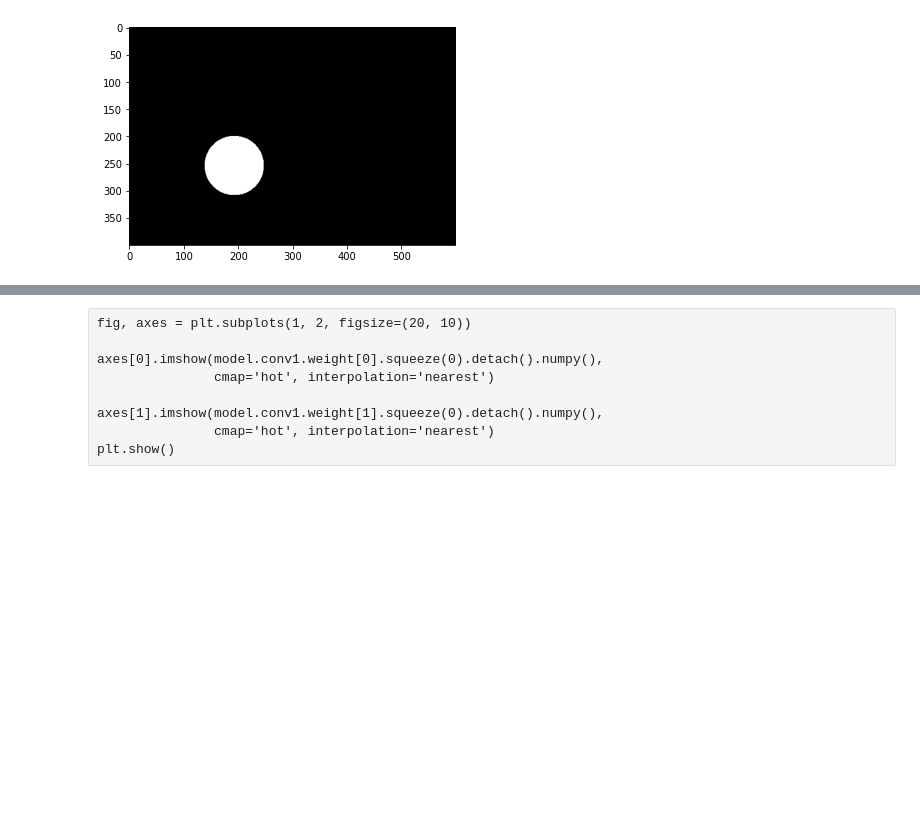
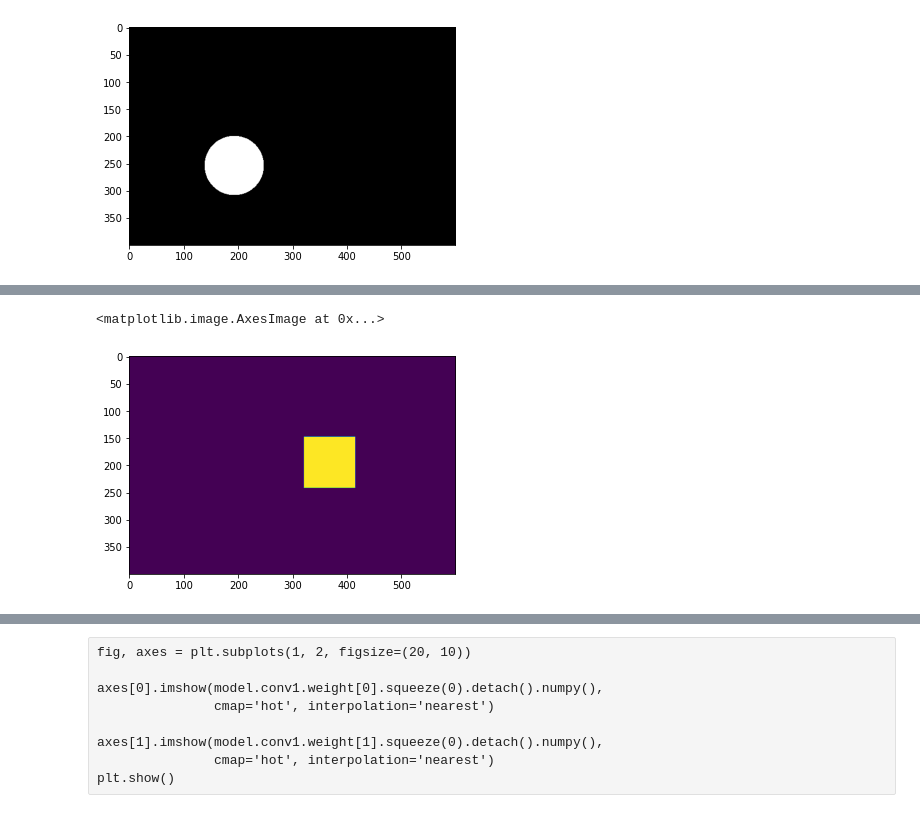
Before and after one commit to Alvant/AdvancedPython, a Jupyter notebook: labs/lab25/ML3.ipynb, the cells around one changed output, grey strips where cells are left out. Drawn from its saved outputs; the diff is of its cells as text; code cells hidden in the pictures; blank space fills up the shorter version.

```diff
--- a/labs/lab25/ML3.ipynb
+++ b/labs/lab25/ML3.ipynb
@@ -952,0 +1000,7 @@ array([[ 0.16836965,  0.26756996],
+# %%
+image, _ = train_data[20]
+# %%
+plt.imshow(image)
+# %% [output]
+<matplotlib.image.AxesImage at 0x...>
+[figure, added]
```
Also changed, not shown: parts of 41 cells of this notebook.
